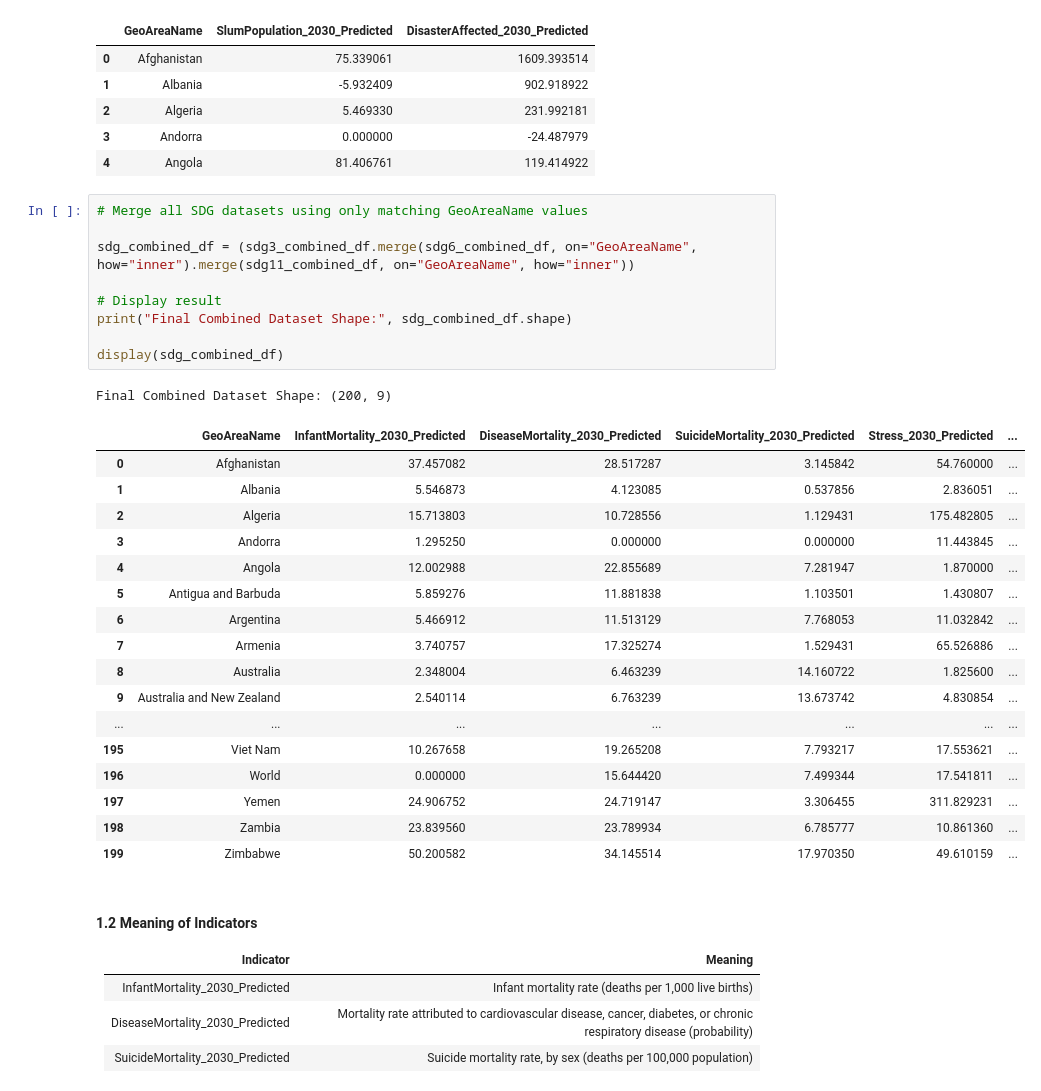
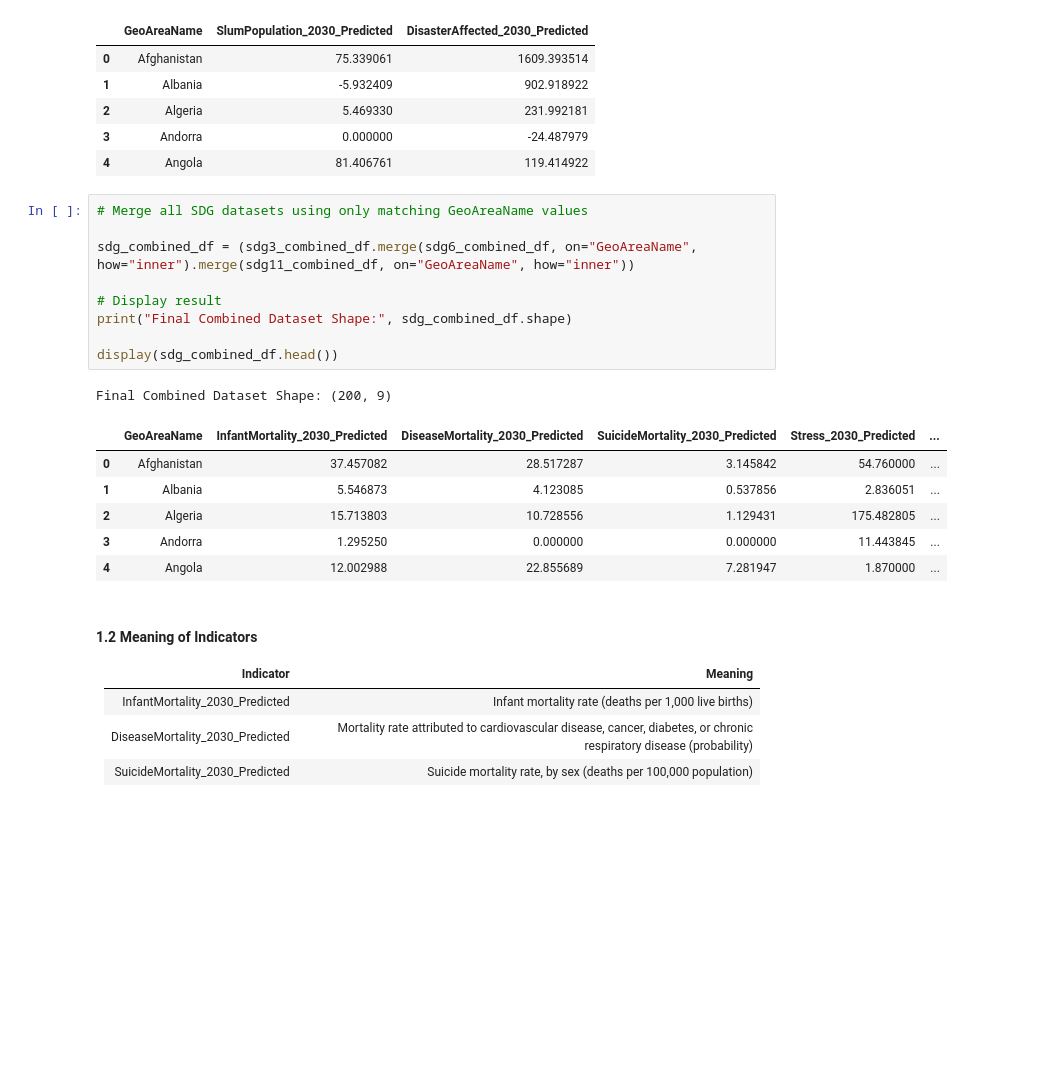
Before and after one commit to frogosorap/SDGReadinessIndex, a Jupyter notebook: CA1.ipynb, the cells around one changed output. Cells and saved outputs as stored; diff of their text form; blank space fills up the shorter version.

```diff
--- a/CA1.ipynb
+++ b/CA1.ipynb
@@ -64,31 +64,20 @@ SDG 11 Combined Dataset
 # %%
 # Merge all SDG datasets using only matching GeoAreaName values
 
 sdg_combined_df = (sdg3_combined_df.merge(sdg6_combined_df, on="GeoAreaName", how="inner").merge(sdg11_combined_df, on="GeoAreaName", how="inner"))
 
 # Display result
 print("Final Combined Dataset Shape:", sdg_combined_df.shape)
 
-display(sdg_combined_df)
+display(sdg_combined_df.head())
 # %% [output]
 Final Combined Dataset Shape: (200, 9)
 |  | GeoAreaName | InfantMortality_2030_Predicted | DiseaseMortality_2030_Predicted | SuicideMortality_2030_Predicted | Stress_2030_Predicted | ... |
 | 0 | Afghanistan | 37.457082 | 28.517287 | 3.145842 | 54.760000 | ... |
 | 1 | Albania | 5.546873 | 4.123085 | 0.537856 | 2.836051 | ... |
 | 2 | Algeria | 15.713803 | 10.728556 | 1.129431 | 175.482805 | ... |
 | 3 | Andorra | 1.295250 | 0.000000 | 0.000000 | 11.443845 | ... |
 | 4 | Angola | 12.002988 | 22.855689 | 7.281947 | 1.870000 | ... |
-| 5 | Antigua and Barbuda | 5.859276 | 11.881838 | 1.103501 | 1.430807 | ... |
-| 6 | Argentina | 5.466912 | 11.513129 | 7.768053 | 11.032842 | ... |
-| 7 | Armenia | 3.740757 | 17.325274 | 1.529431 | 65.526886 | ... |
-| 8 | Australia | 2.348004 | 6.463239 | 14.160722 | 1.825600 | ... |
-| 9 | Australia and New Zealand | 2.540114 | 6.763239 | 13.673742 | 4.830854 | ... |
-| ... | ... | ... | ... | ... | ... | ... |
-| 195 | Viet Nam | 10.267658 | 19.265208 | 7.793217 | 17.553621 | ... |
-| 196 | World | 0.000000 | 15.644420 | 7.499344 | 17.541811 | ... |
-| 197 | Yemen | 24.906752 | 24.719147 | 3.306455 | 311.829231 | ... |
-| 198 | Zambia | 23.839560 | 23.789934 | 6.785777 | 10.861360 | ... |
-| 199 | Zimbabwe | 50.200582 | 34.145514 | 17.970350 | 49.610159 | ... |
 # %% [markdown]
 #### 1.2 Meaning of Indicators
 
```
Also changed, not shown: parts of 5 cells of this notebook.
